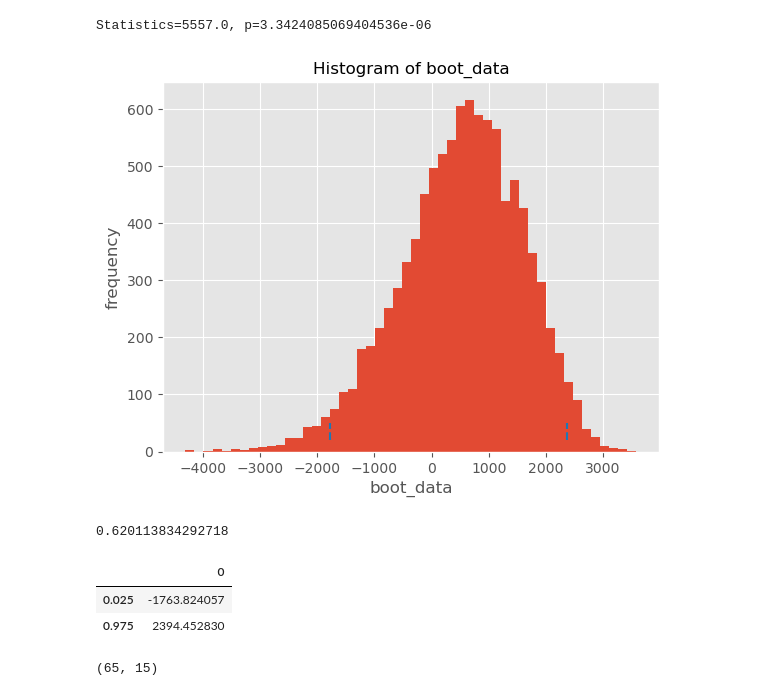
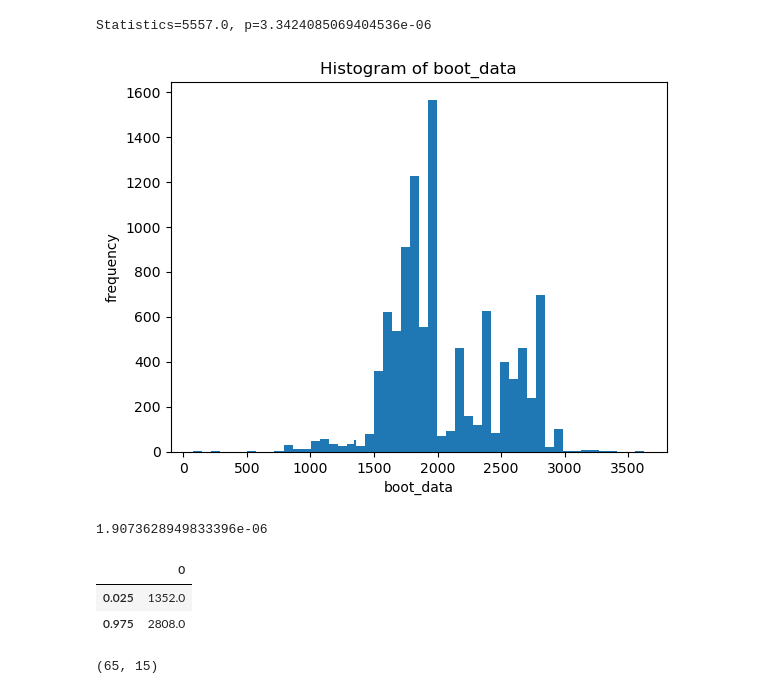
Before and after one commit to Ed-Tari/AB_test_project_2, a Jupyter notebook: pet_2.ipynb, the cells around one changed output. Drawn from its saved outputs; the diff is of its cells as text; code cells hidden in the pictures.

Commit message:
bootstrap изменил функуию статистики np.mean на np.median

```diff
--- a/pet_2.ipynb
+++ b/pet_2.ipynb
@@ -441,21 +441,21 @@ def get_bootstrap(
             "p_value": p_value}
 # %%
 #Т.к в выборках видим сильные выбросы, за основную статистику берём медиану.
-booted_data = get_bootstrap(df.revenue,df_1.revenue, boot_it = 10000,statistic = np.mean)
+booted_data = get_bootstrap(df.revenue,df_2.revenue, boot_it = 10000,statistic = np.median)
 # %% [output]
-[figure, old version]
+[figure, new version]
 # %%
 # По итогу получаем значение p уровня ниже нашей границы в 0.05
 booted_data["p_value"]
 # %% [output]
-0.620113834292718
+1.9073628949833396e-06
 # %%
 # 0 не входит в полученный доверительный интервал, что свидетельствует о статистически значимом различии нашей статистики(средней выручки на группу) в данных группах.
 booted_data["ci"]
 # %% [output]
 |  | 0 |
-| 0.025 | -1763.824057 |
-| 0.975 | 2394.452830 |
+| 0.025 | 1352.0 |
+| 0.975 | 2808.0 |
 # %%
 # Можем ещё посмотреть на абсолютную конверсию CR c целевым действием, наличие пользователем премиум подписки.
 # тут важно исключить trial_premium.
```
Also changed, not shown: parts of 2 cells of this notebook.
